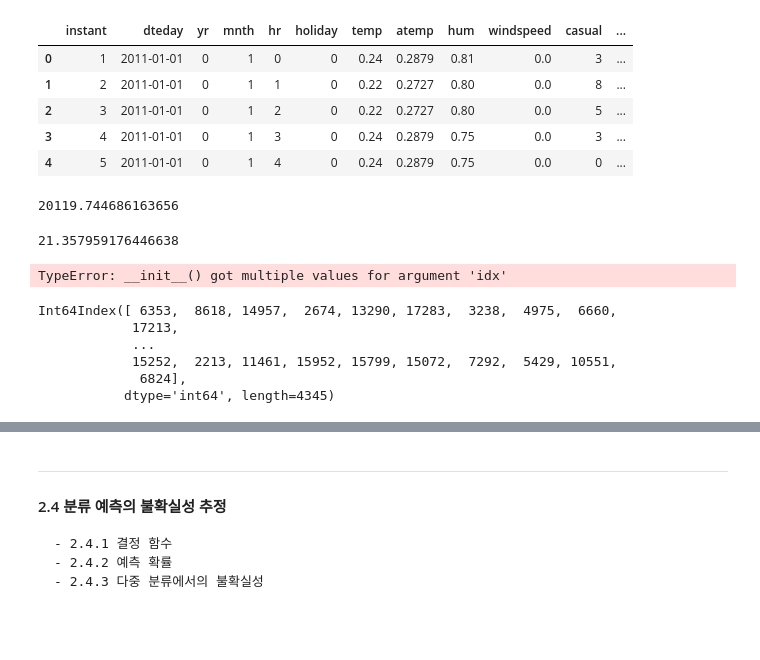
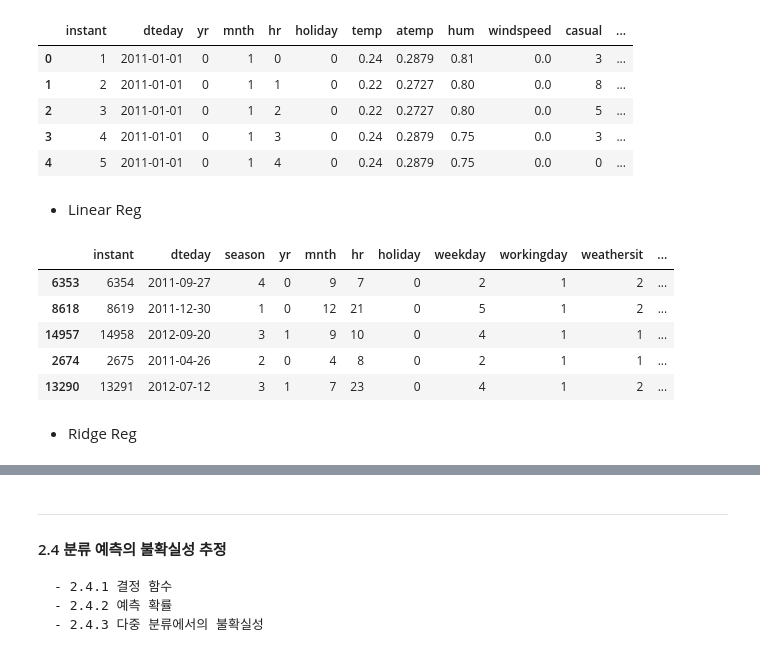
Before and after one commit to KIM-DKA/Intro_to_ML_Python, a Jupyter notebook: ch2/Supervised Learning.ipynb, the cells around one changed output, grey strips where cells are left out. Saved outputs shown, nothing was run; the diff lists cells and outputs as text; code cells hidden in the pictures; blank space fills up the shorter version.

Commit message:
rebase-test3

```diff
--- a/ch2/Supervised Learning.ipynb
+++ b/ch2/Supervised Learning.ipynb
@@ -398,32 +398,25 @@ target_list = ['cnt']
 
 bike_x = bike_df[feature_list]
 bike_y = bike_df[target_list]
+# %% [markdown]
+- Linear Reg
 # %%
 X_train, X_test, y_train, y_test = train_test_split(bike_x, bike_y, random_state=50)
 
 lin_reg = LinearRegression()
 lin_reg.fit(X_train,y_train)
 
 y_pred = lin_reg.predict(X_test)
 mse = mean_squared_error(y_pred,y_test)
-# mape = mean_absolute_percentage_error(y_pred,y_test)
+mape = mean_absolute_percentage_error(y_pred,y_test)
 
-print(mse)
+
+tr = TestResult(bike_data,y_test.index,y_pred)
+tr.to_decode_dataframe().head()
 # %% [output]
-20119.744686163656
+|  | instant | dteday | season | yr | mnth | hr | holiday | weekday | workingday | weathersit | ... |
+| 6353 | 6354 | 2011-09-27 | 4 | 0 | 9 | 7 | 0 | 2 | 1 | 2 | ... |
+| 8618 | 8619 | 2011-12-30 | 1 | 0 | 12 | 21 | 0 | 5 | 1 | 2 | ... |
+| 14957 | 14958 | 2012-09-20 | 3 | 1 | 9 | 10 | 0 | 4 | 1 | 1 | ... |
+| 2674 | 2675 | 2011-04-26 | 2 | 0 | 4 | 8 | 0 | 2 | 1 | 1 | ... |
+| 13290 | 13291 | 2012-07-12 | 3 | 1 | 7 | 23 | 0 | 4 | 1 | 2 | ... |
-# %%
-from sklearn.ensemble import RandomForestRegressor
-from packages.metrics.mape import mean_absolute_percentage_error
-
-X_train, X_test, y_train, y_test = train_test_split(bike_x, bike_y, random_state=50)
-
-rf_reg = RandomForestRegressor(n_estimators=100, random_state=10)
-rf_reg.fit(X_train, y_train)
-
-y_pred = rf_reg.predict(X_test)
-mse = mean_squared_error(y_pred, y_test)
-mape = mean_absolute_percentage_error(y_pred,y_test)
-
-tr = TestResult(bike_data, y_pred, idx=y_test.index)
-# %% [output]
-21.357959176446638
@@ -435,15 +423,2 @@ y_pred_list = [y_pred1,y_pred2]
-# %%
-y_pred_list = [y_pred1,y_pred2]
-
-tr = TestResult(bike_data, idx=y_test.index, *y_pred_list)
-# %% [output]
-TypeError: __init__() got multiple values for argument 'idx'
-# %%
-tr.to_decode_dataframe()
-# %% [output]
-Int64Index([ 6353,  8618, 14957,  2674, 13290, 17283,  3238,  4975,  6660,
-            17213,
-            ...
-            15252,  2213, 11461, 15952, 15799, 15072,  7292,  5429, 10551,
-             6824],
-           dtype='int64', length=4345)
+# %% [markdown]
+- Ridge Reg
```
Also changed, not shown: parts of 7 cells of this notebook.
